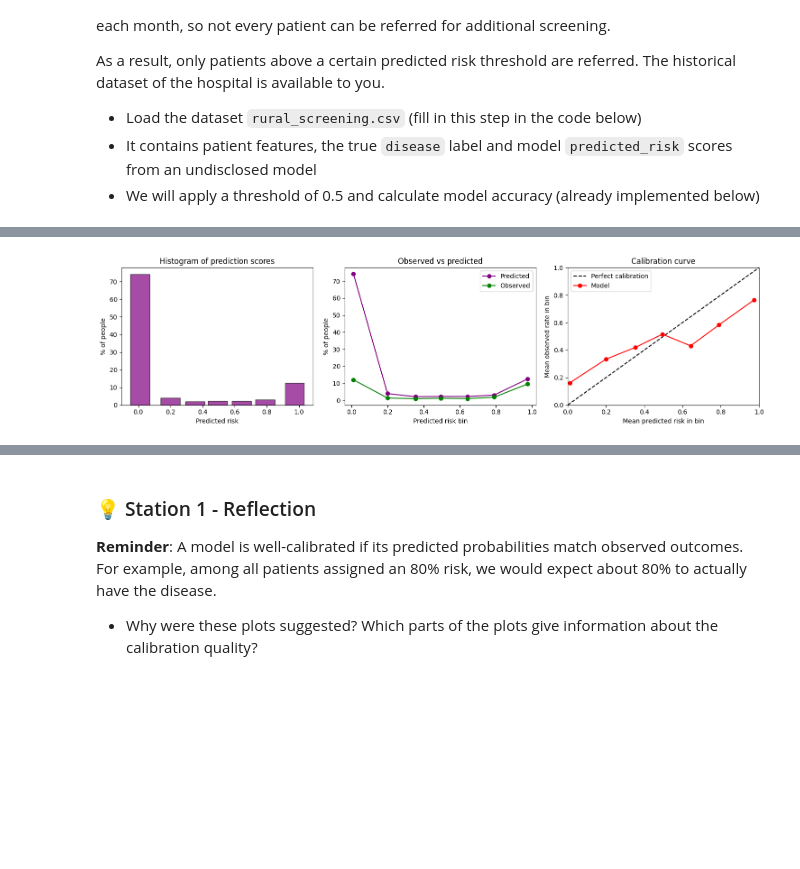
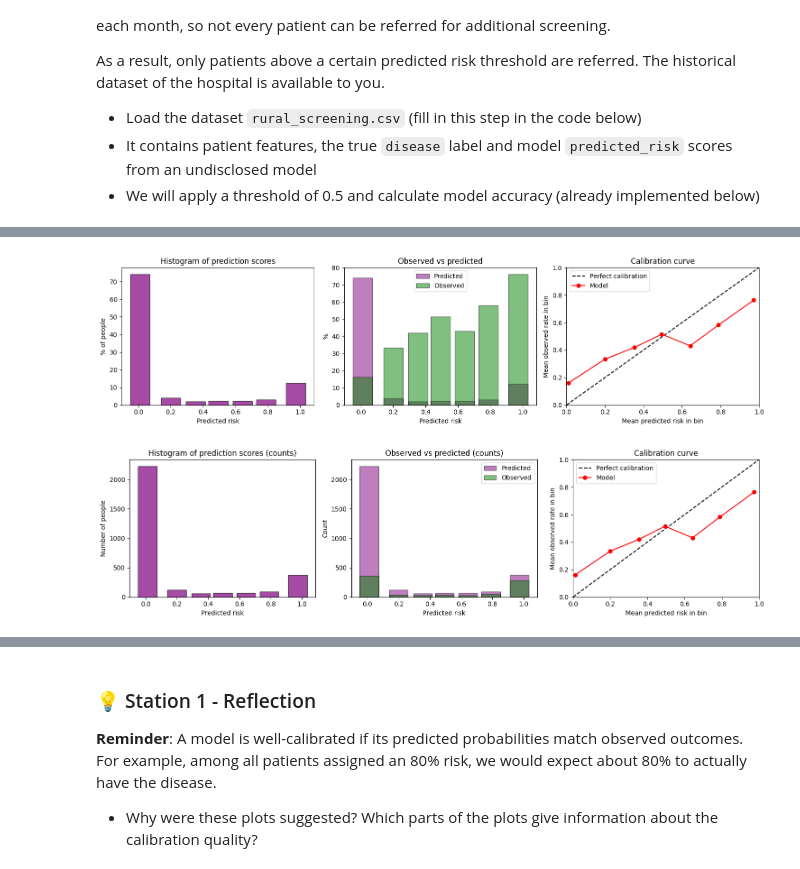
Before and after one commit to mbp-lab/sose26-real-world-problems-ai, a Jupyter notebook: content/chapter4/notebooks/0-calibration-playground.ipynb, the cells around one changed output, grey strips where cells are left out. Cells and saved outputs as stored; diff of their text form; code cells hidden in the pictures; blank space fills up the shorter version.

```diff
--- a/content/chapter4/notebooks/0-calibration-playground.ipynb
+++ b/content/chapter4/notebooks/0-calibration-playground.ipynb
@@ -87,7 +90,9 @@ grouped = df.groupby("risk_bin", observed=True)
 calibration_table = pd.DataFrame({
     "mean_predicted_risk": grouped["predicted_risk"].mean(),
     "observed_disease_rate": grouped["disease"].mean(),
-    "n_patients": grouped["disease"].size()}).reset_index()
+    "n_patients": grouped["disease"].size(),
+    "n_diseased": grouped["disease"].sum(),
+}).reset_index()
 
 
 # Extract the columns as NumPy arrays for plotting
@@ -97,37 +102,99 @@ mean_observed = calibration_table["observed_disease_rate"].to_numpy()
 n_patients = calibration_table["n_patients"].to_numpy()
 
 pct_in_bin = 100 * n_patients / len(df)
-pct_diseased_in_bin = 100 * n_patients * calibration_table["observed_disease_rate"] / len(df)
+pct_disease_in_bin = 100 * mean_observed
 
 fig, axes = plt.subplots(1, 3, figsize=(15, 4))
 
 # Sketch 1: histogram of prediction scores
 axes[0].bar(bin_centers, pct_in_bin, width=0.12, color="purple", alpha=0.7, edgecolor="black")
 axes[0].set_title("Histogram of prediction scores")
 axes[0].set_xlabel("Predicted risk")
 axes[0].set_ylabel("% of people")
 
 # Sketch 2: observed vs predicted
-axes[1].plot(bin_centers, pct_in_bin, "o-", color="purple", label="Predicted")
-axes[1].plot(bin_centers, pct_diseased_in_bin, "o-", color="green", label="Observed")
+axes[1].bar(
+    bin_centers,
+    pct_in_bin,
+    width=0.12,
+    color="purple",
+    alpha=0.5,
+    edgecolor="black",
+    label="Predicted",
+)
+axes[1].bar(
+    bin_centers,
+    pct_disease_in_bin,
+    width=0.12,
+    color="green",
+    alpha=0.5,
+    edgecolor="black",
+    label="Observed",
+)
 axes[1].set_title("Observed vs predicted")
-axes[1].set_xlabel("Predicted risk bin")
-axes[1].set_ylabel("% of people")
+axes[1].set_xlabel("Predicted risk")
+axes[1].set_ylabel("%")
 axes[1].legend()
 
 # Sketch 3: calibration curve
 axes[2].plot([0, 1], [0, 1], "k--", label="Perfect calibration")
 axes[2].plot(mean_predicted, mean_observed, "ro-", label="Model")
 axes[2].set_title("Calibration curve")
 axes[2].set_xlabel("Mean predicted risk in bin")
 axes[2].set_ylabel("Mean observed rate in bin")
 axes[2].legend()
 axes[2].set_xlim(0, 1)
 axes[2].set_ylim(0, 1)
 
 plt.tight_layout()
 plt.show()
 
+# Same sketches using raw counts instead of percentages
+n_diseased_in_bin = calibration_table["n_diseased"].to_numpy()
+
+fig, axes = plt.subplots(1, 3, figsize=(15, 4))
+
+axes[0].bar(bin_centers, n_patients, width=0.12, color="purple", alpha=0.7, edgecolor="black")
+axes[0].set_title("Histogram of prediction scores (counts)")
+axes[0].set_xlabel("Predicted risk")
+axes[0].set_ylabel("Number of people")
+
+axes[1].bar(
+    bin_centers,
+    n_patients,
+    width=0.12,
+    color="purple",
+    alpha=0.5,
+    edgecolor="black",
+    label="Predicted",
+)
+axes[1].bar(
+    bin_centers,
+    n_diseased_in_bin,
+    width=0.12,
+    color="green",
+    alpha=0.5,
+    edgecolor="black",
+    label="Observed",
+)
+axes[1].set_title("Observed vs predicted (counts)")
+axes[1].set_xlabel("Predicted risk")
+axes[1].set_ylabel("Count")
+axes[1].legend()
+
+axes[2].plot([0, 1], [0, 1], "k--", label="Perfect calibration")
+axes[2].plot(mean_predicted, mean_observed, "ro-", label="Model")
+axes[2].set_title("Calibration curve")
+axes[2].set_xlabel("Mean predicted risk in bin")
+axes[2].set_ylabel("Mean observed rate in bin")
+axes[2].legend()
+axes[2].set_xlim(0, 1)
+axes[2].set_ylim(0, 1)
+
+plt.tight_layout()
+plt.show()
+
 display(calibration_table)
 # %% [output]
-[figure, old version]
+[figure, new version]
+[figure, added]
```
Also changed, not shown: parts of 7 cells of this notebook, 36 other files.
